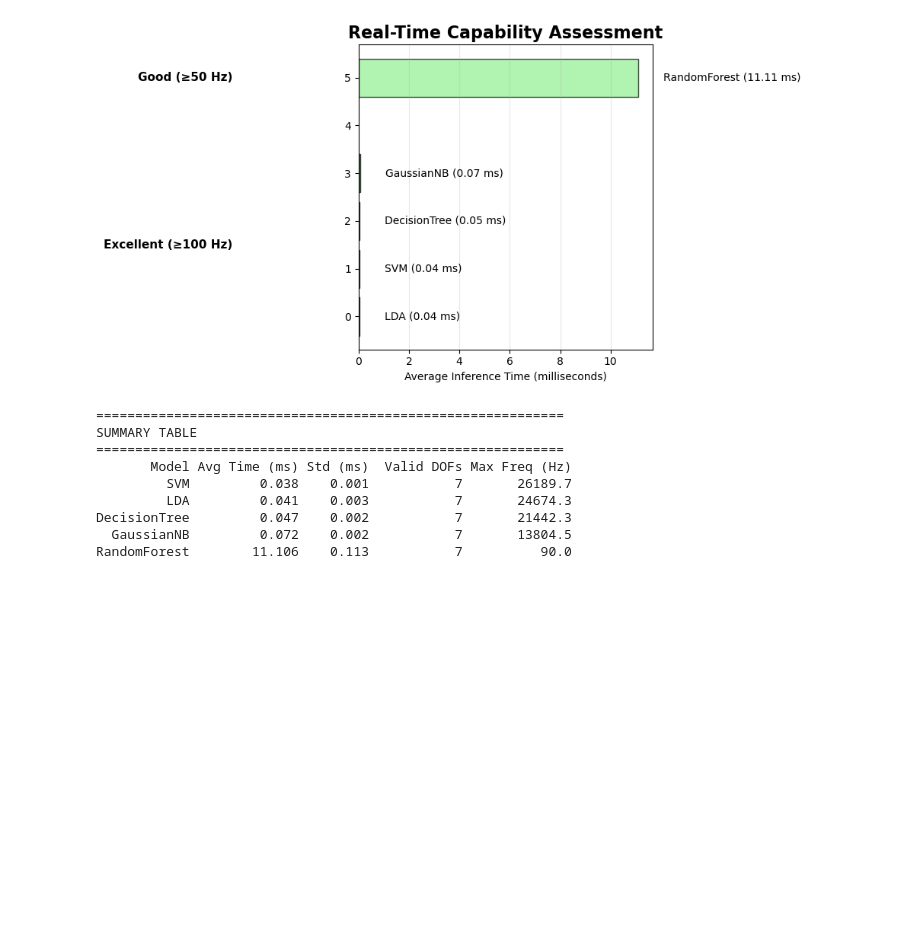
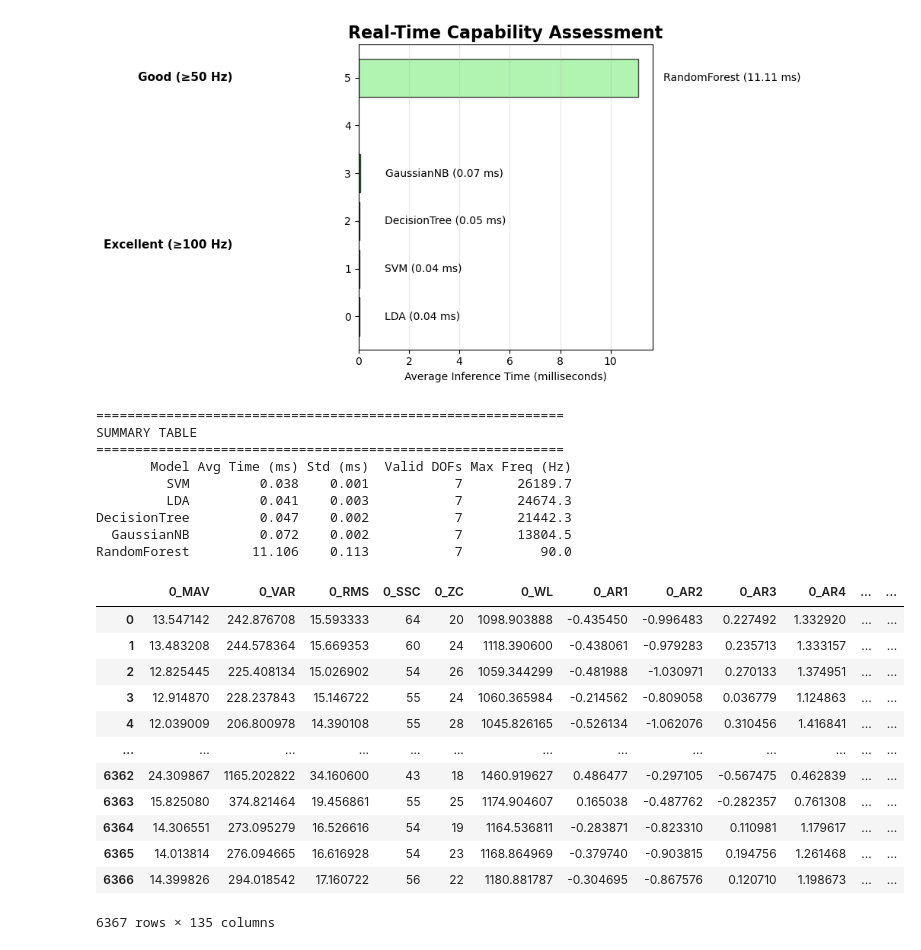
Before and after one commit to N-Pulse/BMI-SOFT-EMG-Decoding, a Jupyter notebook: notebooks/inference_test.ipynb, the cells around one changed output. Drawn from its saved outputs; the diff is of its cells as text; code cells hidden in the pictures; blank space fills up the shorter version.

```diff
--- a/notebooks/inference_test.ipynb
+++ b/notebooks/inference_test.ipynb
@@ -832,0 +860,16 @@ RandomForest        11.106    0.113           7          90.0
+# %%
+processed_data_list[0]
+# %% [output]
+|  | 0_MAV | 0_VAR | 0_RMS | 0_SSC | 0_ZC | 0_WL | 0_AR1 | 0_AR2 | 0_AR3 | 0_AR4 | ... | ... |
+| 0 | 13.547142 | 242.876708 | 15.593333 | 64 | 20 | 1098.903888 | -0.435450 | -0.996483 | 0.227492 | 1.332920 | ... | ... |
+| 1 | 13.483208 | 244.578364 | 15.669353 | 60 | 24 | 1118.390600 | -0.438061 | -0.979283 | 0.235713 | 1.333157 | ... | ... |
+| 2 | 12.825445 | 225.408134 | 15.026902 | 54 | 26 | 1059.344299 | -0.481988 | -1.030971 | 0.270133 | 1.374951 | ... | ... |
+| 3 | 12.914870 | 228.237843 | 15.146722 | 55 | 24 | 1060.365984 | -0.214562 | -0.809058 | 0.036779 | 1.124863 | ... | ... |
+| 4 | 12.039009 | 206.800978 | 14.390108 | 55 | 28 | 1045.826165 | -0.526134 | -1.062076 | 0.310456 | 1.416841 | ... | ... |
+| ... | ... | ... | ... | ... | ... | ... | ... | ... | ... | ... | ... | ... |
+| 6362 | 24.309867 | 1165.202822 | 34.160600 | 43 | 18 | 1460.919627 | 0.486477 | -0.297105 | -0.567475 | 0.462839 | ... | ... |
+| 6363 | 15.825080 | 374.821464 | 19.456861 | 55 | 25 | 1174.904607 | 0.165038 | -0.487762 | -0.282357 | 0.761308 | ... | ... |
+| 6364 | 14.306551 | 273.095279 | 16.526616 | 54 | 19 | 1164.536811 | -0.283871 | -0.823310 | 0.110981 | 1.179617 | ... | ... |
+| 6365 | 14.013814 | 276.094665 | 16.616928 | 54 | 23 | 1168.864969 | -0.379740 | -0.903815 | 0.194756 | 1.261468 | ... | ... |
+| 6366 | 14.399826 | 294.018542 | 17.160722 | 56 | 22 | 1180.881787 | -0.304695 | -0.867576 | 0.120710 | 1.198673 | ... | ... |
+6367 rows × 135 columns
```
Also changed, not shown: parts of 8 cells of this notebook, 2 other files.
